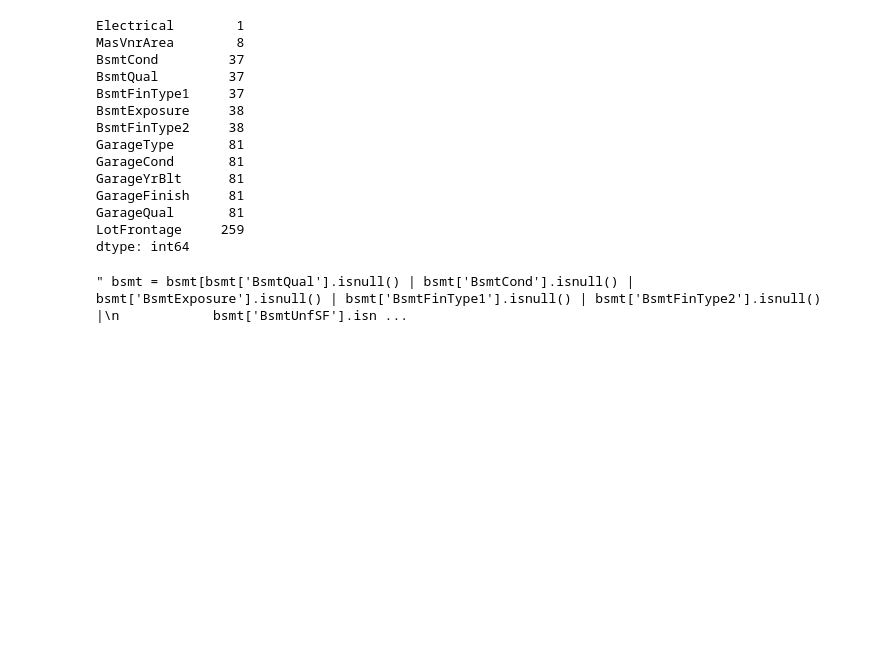
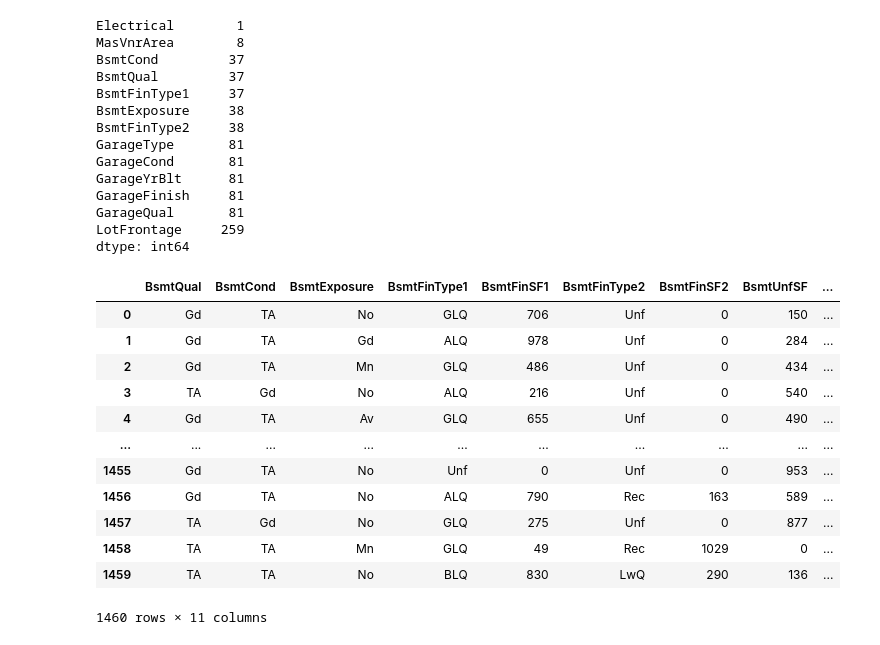
Before and after one commit to Albe036/ML-house-prices, a Jupyter notebook: notebooks/eda_01.ipynb, the cells around one changed output. Cells and saved outputs as stored; diff of their text form; code cells hidden in the pictures; blank space fills up the shorter version.

```diff
--- a/notebooks/eda_01.ipynb
+++ b/notebooks/eda_01.ipynb
@@ -88,26 +90,40 @@ LotFrontage     259
 dtype: int64
 # %%
 #imputacion simple
-#Electrical: El sistema eléctrico.
+#Electrical: El sistema eléctrico. -> Valores faltantes imputados con la moda
 df_train['Electrical'] = df_train['Electrical'].fillna(df_train['Electrical'].mode()[0])
-#MasVnrArea: Área de revestimiento de mampostería en pies cuadrados.
+#MasVnrArea: Área de revestimiento de mampostería en pies cuadrados. -> Valores faltantes imputados con (0)
 df_train['MasVnrArea'] = df_train['MasVnrArea'].fillna(0)
-#TotalBsmtSF: Metros cuadrados totales del sótano. --> (0 = no tiene sótano)
-#BsmtUnfSF: Metros cuadrados del sótano sin terminar. --> (0 != tiene sótano || 0 != tiene sótano sin terminar)
-#BsmtQual: Evalúa la altura del sótano.
-#BsmtCond: Evalúa la condición general del sótano.
-#GarageType: La ubicación del garaje. --> ( Basment VALOR DE INTERES)
-#BsmtExposure: Refleja la cantidad de exposición al sótano al aire exterior.
-#BsmtFinType1: Evaluación del tipo de acabado del sótano.
-#BsmtFinType2: Evaluación del tipo de acabado del sótano (si hay dos tipos).
-#BsmtFullBath: Número de baños completos en el sótano. --> (Diferente de 0 VALOR DE INTERES)
-#BsmtHalfBath: Número de medios baños en el sótano. --> (Diferente de 0 VALOR DE INTERES)
-#FireplaceQu: La calidad de la chimenea. (DELETED)
-""" bsmt = df_train[['TotalBsmtSF', 'BsmtUnfSF', 'BsmtQual', 'GarageType', 'BsmtFullBath', 'BsmtHalfBath', 'BsmtCond', 'BsmtExposure', 'BsmtFinType1', 'BsmtFinType2']] """
-""" bsmt = bsmt[bsmt['BsmtQual'].isnull() | bsmt['BsmtCond'].isnull() | bsmt['BsmtExposure'].isnull() | bsmt['BsmtFinType1'].isnull() | bsmt['BsmtFinType2'].isnull() |
-            bsmt['BsmtUnfSF'].isnull() | bsmt['TotalBsmtSF'].isnull() | bsmt['BsmtFullBath'].isnull() | bsmt['BsmtHalfBath'].isnull() | (bsmt['GarageType'] == 'Basment')] """
-# %% [output]
-" bsmt = bsmt[bsmt['BsmtQual'].isnull() | bsmt['BsmtCond'].isnull() | bsmt['BsmtExposure'].isnull() | bsmt['BsmtFinType1'].isnull() | bsmt['BsmtFinType2'].isnull() |\n            bsmt['BsmtUnfSF'].isn ...
+# %%
+#Variables relacionadas con el sótano
+
+#BsmtQual: Evalúa la altura del sótano.
+#BsmtCond: Evalúa la condición general del sótano.
+#BsmtExposure: Refleja la cantidad de exposición al sótano al aire exterior.
+#BsmtFinType1: Evaluación del tipo de acabado del sótano.
+#BsmtFinSF1: Metros cuadrados del sótano terminado en el tipo 1.
+#BsmtFinType2: Evaluación del tipo de acabado del sótano (si hay dos tipos).
+#BsmtFinSF2: Metros cuadrados del sótano terminado en el tipo 2.
+#BsmtUnfSF: Metros cuadrados del sótano sin terminar.
+#TotalBsmtSF: Metros cuadrados totales del sótano.
+#BsmtFullBath: Número de baños completos en el sótano.
+#BsmtHalfBath: Número de medios baños en el sótano.
+bsmt = df_train.filter(like='Bsmt')
+bsmt
+# %% [output]
+|  | BsmtQual | BsmtCond | BsmtExposure | BsmtFinType1 | BsmtFinSF1 | BsmtFinType2 | BsmtFinSF2 | BsmtUnfSF | ... |
+| 0 | Gd | TA | No | GLQ | 706 | Unf | 0 | 150 | ... |
+| 1 | Gd | TA | Gd | ALQ | 978 | Unf | 0 | 284 | ... |
+| 2 | Gd | TA | Mn | GLQ | 486 | Unf | 0 | 434 | ... |
+| 3 | TA | Gd | No | ALQ | 216 | Unf | 0 | 540 | ... |
+| 4 | Gd | TA | Av | GLQ | 655 | Unf | 0 | 490 | ... |
+| ... | ... | ... | ... | ... | ... | ... | ... | ... | ... |
+| 1455 | Gd | TA | No | Unf | 0 | Unf | 0 | 953 | ... |
+| 1456 | Gd | TA | No | ALQ | 790 | Rec | 163 | 589 | ... |
+| 1457 | TA | Gd | No | GLQ | 275 | Unf | 0 | 877 | ... |
+| 1458 | TA | TA | Mn | GLQ | 49 | Rec | 1029 | 0 | ... |
+| 1459 | TA | TA | No | BLQ | 830 | LwQ | 290 | 136 | ... |
+1460 rows × 11 columns
 # %%
 cond_not_basement = (df_train['TotalBsmtSF'] == 0) & (df_train['BsmtUnfSF'] == 0)
 #BsmtCond: Evalúa la condición general del sótano. -> (NA) no tiene sótano
```
Also changed, not shown: parts of 4 cells of this notebook, 1 other file.
